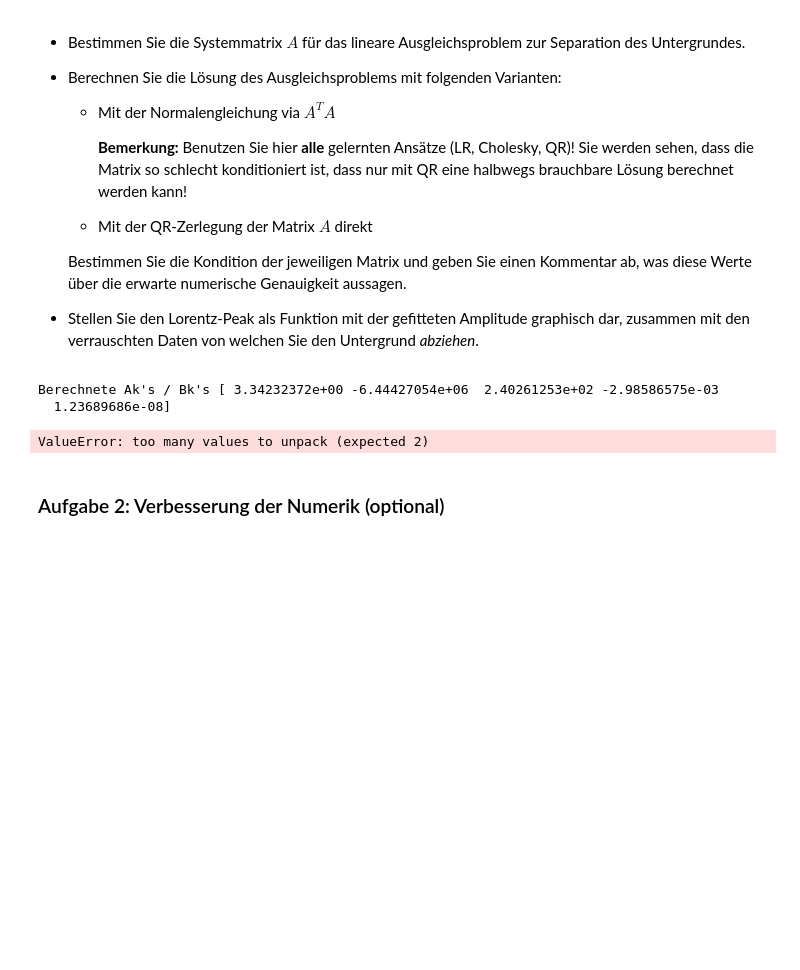
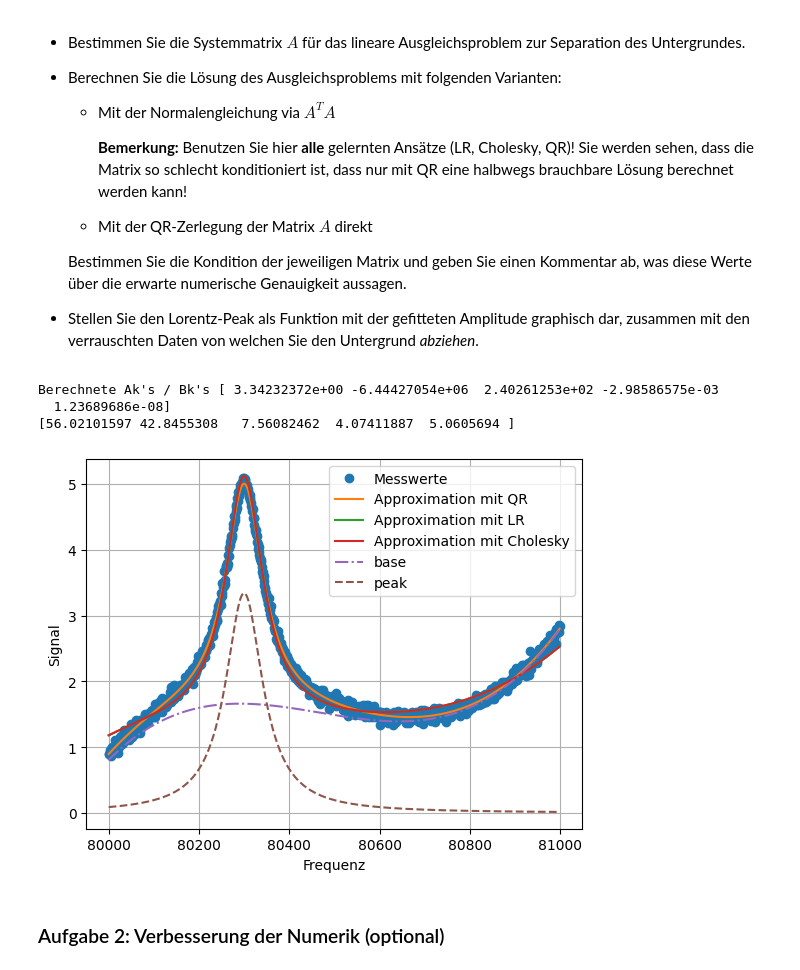
Before and after one commit to hollejon/Numerik, a Jupyter notebook: praktikum5/ModelFitMesstechnikBeispiel.ipynb, the cells around one changed output. Cells and saved outputs as stored; diff of their text form; code cells hidden in the pictures; blank space fills up the shorter version.

Commit message:
cholesky_LR

```diff
--- a/praktikum5/ModelFitMesstechnikBeispiel.ipynb
+++ b/praktikum5/ModelFitMesstechnikBeispiel.ipynb
@@ -57,11 +57,12 @@ load('data.txt')
 - Stellen Sie den Lorentz-Peak als Funktion mit der gefitteten Amplitude graphisch dar, zusammen mit den verrauschten Daten von welchen Sie den Untergrund *abziehen*.
 # %%
 import sys, os
+from matplotlib.pylab import cholesky
 import numpy as np
 import matplotlib.pyplot as plt
 import numerik_functions as nf  # Importiert numerik_functions.py als nf
-from scipy.linalg import solve_triangular
-import scipy.linalg
+from scipy.linalg import solve_triangular,lu,lu_solve
+
 
 s0=100
 x0 =80300
@@ -98,40 +99,66 @@ alpha = solve_triangular(R, y_num, trans=0, lower=False, unit_diagonal=False, ov
 print("Berechnete Ak's / Bk's", alpha)
 
 # Solve linear system with LR
-L,U = scipy.linalg.lu(A, permute_l=False, overwrite_a=False, check_finite=False,p_indices=False)
-alphalu = scipy.linalg.lu_solve(U, y_m)
+b=y_m
+ATA = np.dot(A.T, A)
+ATb = np.dot(A.T, b)
+alphalr = np.linalg.solve(ATA, ATb)
 
+# Solve linear System with cholesky
+ATA = np.dot(A.T, A)
+L = cholesky(ATA)
+alphacy = solve_triangular(L, ATb, lower=True)
 
+print(alphacy)
+"""
+# Lösen Sie mit Hilfe der Cholesky-Zerlegung
+L = cholesky(AtA)
+c = np.linalg.solve(L, A @ y_m)
 
+# Cholesky-Zerlegung der Matrix AtA
+L = cholesky(AtA)
 
+# Lösen des linearen Systems
+y = solve_triangular(L, A @ y_m, lower=True)
+c = solve_triangular(L.T, y, lower=False)
+print(y)
+print(c)
+"""
 
 # define zero Vectors
 y_m1 = np.zeros(len(t))
+y_mLR = np.zeros(len(t))
+y_mcy = np.zeros(len(t))
 base = np.zeros(len(t))
 peak = np.zeros(len(t))
 back = np.zeros(len(t))
 
 # Create data Vectors from calculated coefficients
 for i in range(0, len(t)):
     y_m1[i] = alpha[0]*A1(t[i]) + alpha[1] + alpha[2]*t[i] + alpha[3]*t[i]**2 + alpha[4]*t[i]**3
+    y_mLR[i] = alphalr[0]*A1(t[i]) + alphalr[1] + alphalr[2]*t[i] + alphalr[3]*t[i]**2 + alphalr[4]*t[i]**3
+    y_mcy[i] = alphalr[0]*A1(t[i]) + alphalr[1] + alphalr[2]*t[i] + alphalr[3]*t[i]**2 + alphalr[4]*t[i]**3
     base[i] = alpha[1] + alpha[2]*t[i] +  alpha[3]*t[i]**2 + alpha[4]*t[i]**3
     peak[i] = alpha[0]*A1(t[i])
     #back[i] = alpha[0]*A0(t[i]) - alpha[1] - alpha[2]*t[i] - alpha[3]*t[i]**2 - alpha[4]*t[i]**3
 
 
 plt.plot(t,y_m,'o', label='Messwerte')
-plt.plot(t,y_m1,'-', label='Approximation')
+plt.plot(t,y_m1,'-', label='Approximation mit QR')
+plt.plot(t,y_mLR,'-', label='Approximation mit LR')
+plt.plot(t,y_mcy,'-', label='Approximation mit Cholesky')
 plt.plot(t,base,'-.', label ='base')
 plt.plot(t,peak,'--',label='peak')
 plt.xlabel('Frequenz')
 plt.ylabel('Signal')
 plt.legend()
 plt.grid()
 plt.show()
 # %% [output]
 Berechnete Ak's / Bk's [ 3.34232372e+00 -6.44427054e+06  2.40261253e+02 -2.98586575e-03
   1.23689686e-08]
+[56.02101597 42.8455308   7.56082462  4.07411887  5.0605694 ]
-ValueError: too many values to unpack (expected 2)
+[figure, added]
 # %% [markdown]
 ### Aufgabe 2: Verbesserung der Numerik (optional)
 # %% [markdown]
```
Also changed, not shown: 1 other file.
